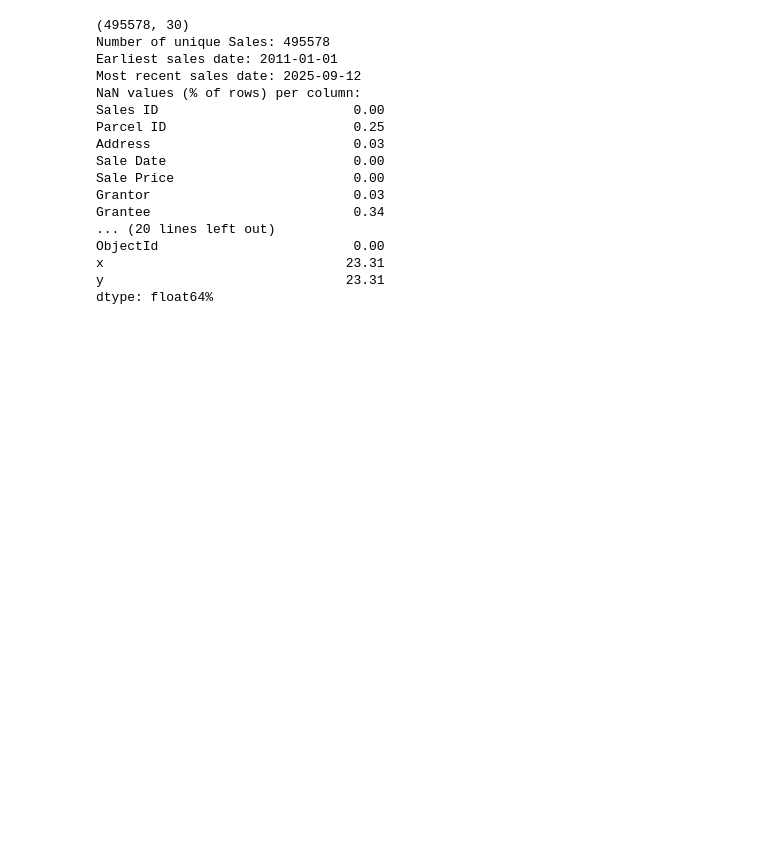
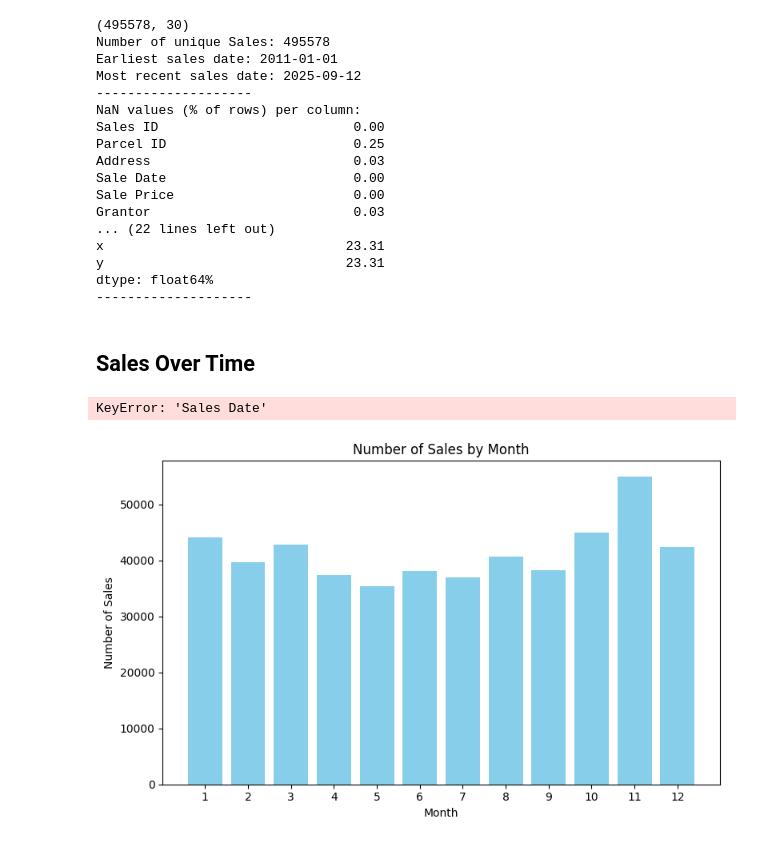
Before and after one commit to mfannin099/detroit_real_estate, a Jupyter notebook: notebooks/property_sales.ipynb, the cells around one changed output. Drawn from its saved outputs; the diff is of its cells as text; code cells hidden in the pictures; blank space fills up the shorter version.

Commit message:
some basic time series plots

```diff
--- a/notebooks/property_sales.ipynb
+++ b/notebooks/property_sales.ipynb
@@ -6,6 +8,12 @@ import numpy as np
 pd.set_option("display.max_columns", None)  # show all columns
 # %%
 df = pd.read_csv("../data/detroit_open_data_portal_property_sales.csv")
+
+df["Sale Date"] = pd.to_datetime(df["Sale Date"])
+# Extract month and year
+df["month"] = df["Sale Date"].dt.month
+df["year"] = df["Sale Date"].dt.year
+
 df.head(3)
 # %% [output]
 |  | Sales ID | Parcel ID | Address | Sale Date | Sale Price | Grantor | Grantee | Liber Page | Terms of Sale | ... |
@@ -24,11 +32,13 @@ print("--------------------")
 
 # Number of NaN values per column
 print(f"NaN values (% of rows) per column:\n{(df.isna().sum() / len(df) * 100).round(2)}%")
+print("--------------------")
 # %% [output]
 (495578, 30)
 Number of unique Sales: 495578
 Earliest sales date: 2011-01-01
 Most recent sales date: 2025-09-12
+--------------------
 NaN values (% of rows) per column:
 Sales ID                         0.00
 Parcel ID                        0.25
@@ -36,9 +46,41 @@ Address                          0.03
 Sale Date                        0.00
 Sale Price                       0.00
 Grantor                          0.03
-Grantee                          0.34
-... (20 lines left out)
-ObjectId                         0.00
+... (22 lines left out)
 x                               23.31
 y                               23.31
 dtype: float64%
+--------------------
+# %% [markdown]
+## Sales Over Time
+# %%
+# Daily
+sales_by_day = df.groupby("Sale Date")["Sales ID"].count().reset_index()
+
+# Bar chart
+plt.figure(figsize=(8,5))
+plt.bar(sales_by_day["Sale Date"], sales_by_day["Sales ID"], color="skyblue")
+
+plt.title("Number of Sales by Day")
+plt.xlabel("Month")
+plt.ylabel("Number of Sales")
+plt.tight_layout()
+plt.show()
+# %% [output]
+KeyError: 'Sales Date'
+# %%
+# Group by month only
+sales_by_month = df.groupby("month")["Sales ID"].count().reset_index()
+
+# Bar chart
+plt.figure(figsize=(8,5))
+plt.bar(sales_by_month["month"], sales_by_month["Sales ID"], color="skyblue")
+
+plt.title("Number of Sales by Month")
+plt.xlabel("Month")
+plt.ylabel("Number of Sales")
+plt.xticks(range(1,13))  # show months 1–12
+plt.tight_layout()
+plt.show()
+# %% [output]
+[figure, added]
```
Also changed, not shown: parts of 4 cells of this notebook.
